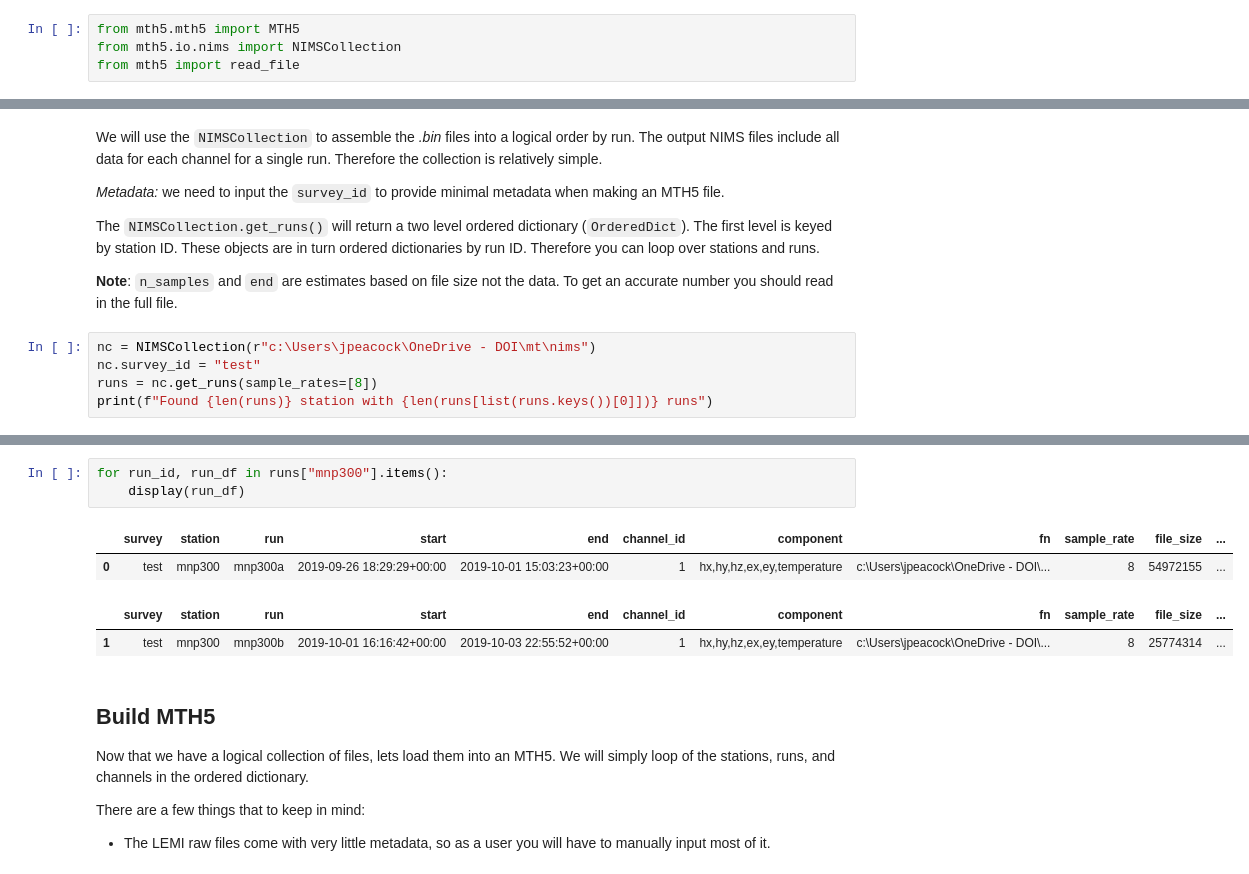
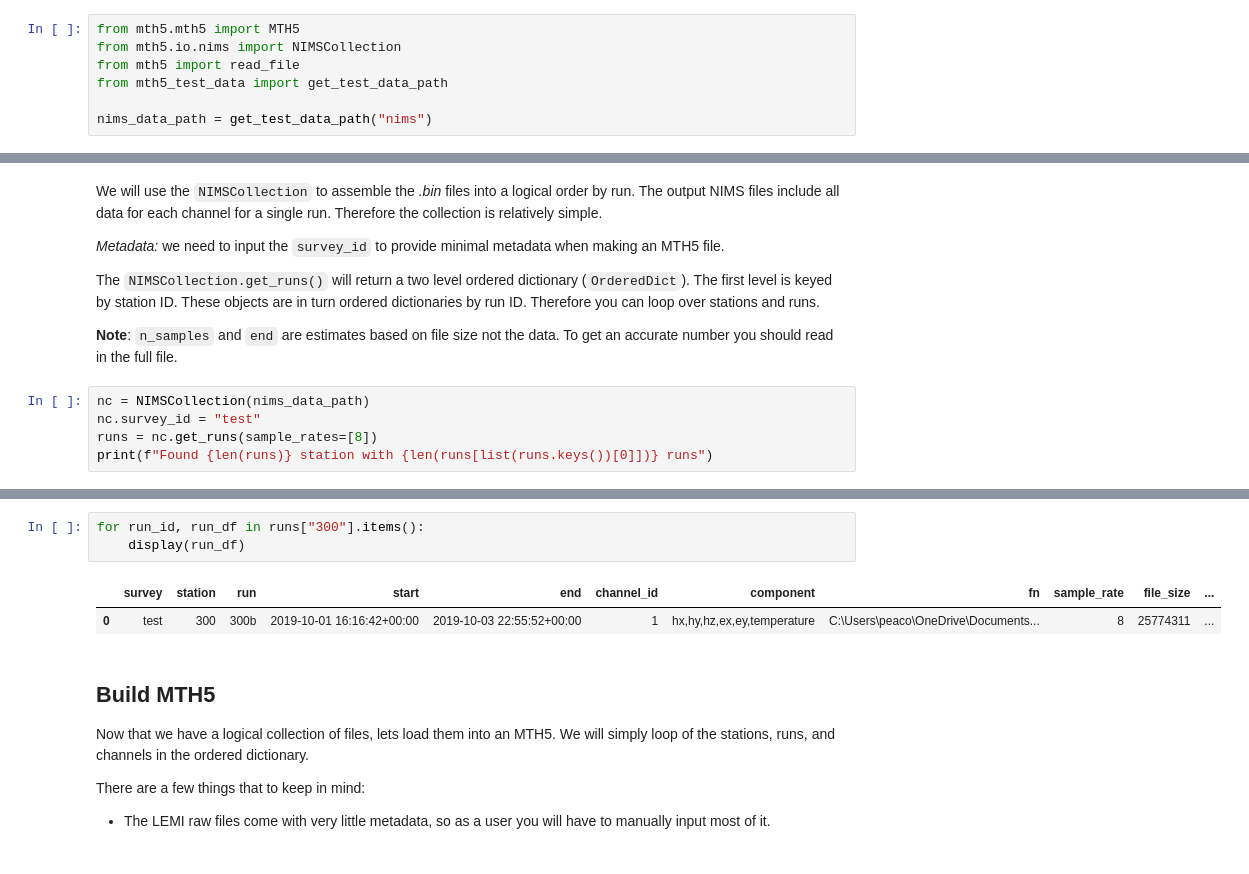
Before and after one commit to kujaku11/mth5, a Jupyter notebook: docs/examples/notebooks/make_mth5_from_nims.ipynb, the cells around one changed output, grey strips where cells are left out. Saved outputs shown, nothing was run; the diff lists cells and outputs as text.

```diff
--- a/docs/examples/notebooks/make_mth5_from_nims.ipynb
+++ b/docs/examples/notebooks/make_mth5_from_nims.ipynb
@@ -6,3 +6,6 @@ This notebook provides an example of how to read in NIMS (.BIN) files into an MT
 from mth5.mth5 import MTH5
 from mth5.io.nims import NIMSCollection
 from mth5 import read_file
+from mth5_test_data import get_test_data_path
+
+nims_data_path = get_test_data_path("nims")
@@ -19,7 +20,7 @@ The `NIMSCollection.get_runs()` will return a two level ordered dictionary (`Ord
 
 **Note**: `n_samples` and `end` are estimates based on file size not the data.  To get an accurate number you should read in the full file.
 # %%
-nc = NIMSCollection(r"c:\Users\jpeacock\OneDrive - DOI\mt\nims")
+nc = NIMSCollection(nims_data_path)
 nc.survey_id = "test"
 runs = nc.get_runs(sample_rates=[8])
 print(f"Found {len(runs)} station with {len(runs[list(runs.keys())[0]])} runs")
@@ -32,11 +31,9 @@ Found 1 station with 2 runs
 # %%
-for run_id, run_df in runs["mnp300"].items():
+for run_id, run_df in runs["300"].items():
     display(run_df)
 # %% [output]
 |  | survey | station | run | start | end | channel_id | component | fn | sample_rate | file_size | ... |
-| 0 | test | mnp300 | mnp300a | 2019-09-26 18:29:29+00:00 | 2019-10-01 15:03:23+00:00 | 1 | hx,hy,hz,ex,ey,temperature | c:\Users\jpeacock\OneDrive - DOI\... | 8 | 54972155 | ... |
+| 0 | test | 300 | 300b | 2019-10-01 16:16:42+00:00 | 2019-10-03 22:55:52+00:00 | 1 | hx,hy,hz,ex,ey,temperature | C:\Users\peaco\OneDrive\Documents... | 8 | 25774311 | ... |
-|  | survey | station | run | start | end | channel_id | component | fn | sample_rate | file_size | ... |
-| 1 | test | mnp300 | mnp300b | 2019-10-01 16:16:42+00:00 | 2019-10-03 22:55:52+00:00 | 1 | hx,hy,hz,ex,ey,temperature | c:\Users\jpeacock\OneDrive - DOI\... | 8 | 25774314 | ... |
 # %% [markdown]
 ## Build MTH5
 
```
Also changed, not shown: parts of 15 cells of this notebook, 2 other files.
